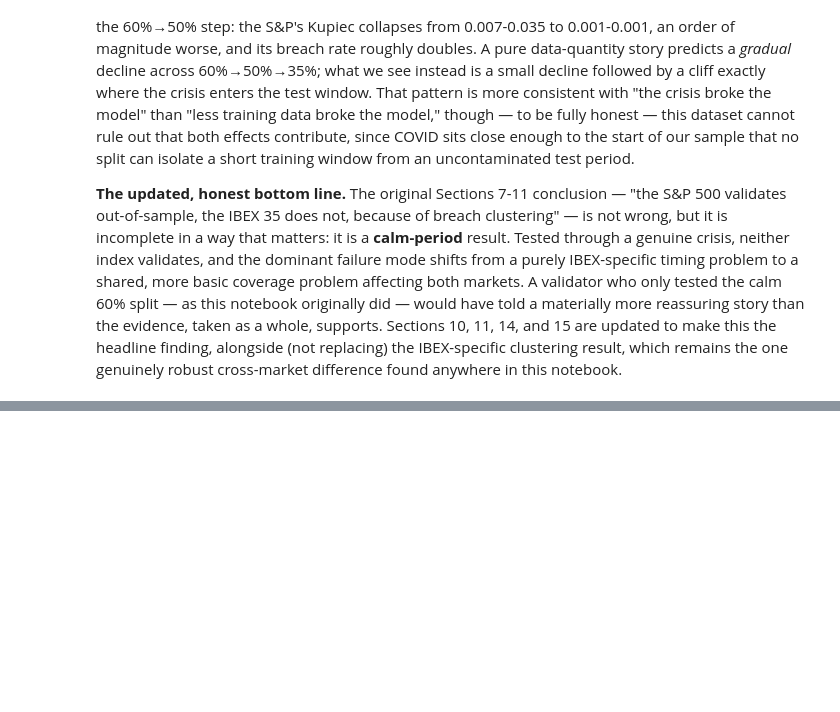
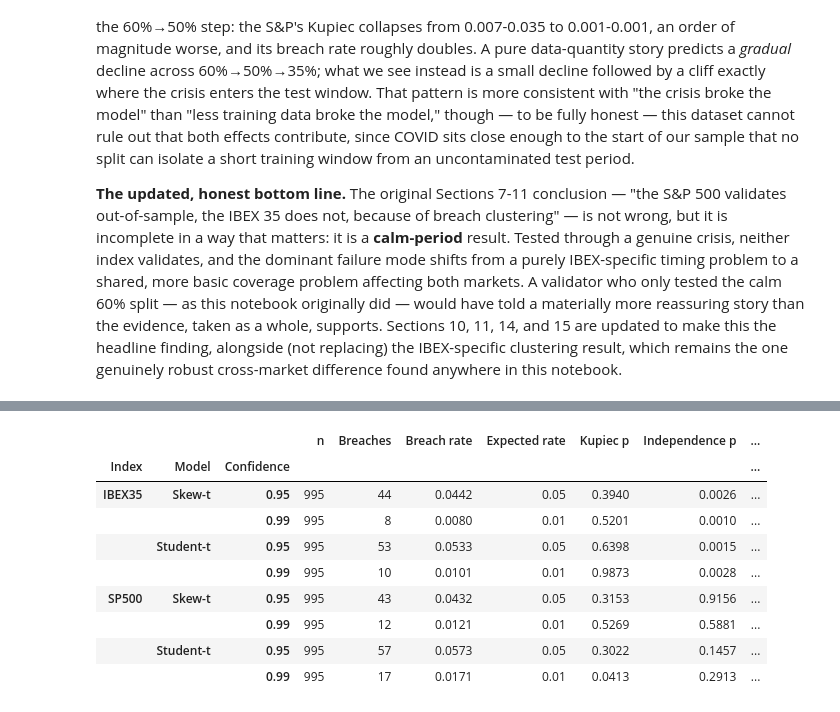
Before and after one commit to MLEIV90/ibex-garch-risk, a Jupyter notebook: notebooks/05_var_backtesting.ipynb, the cells around one changed output, grey strips where cells are left out. Saved outputs shown, nothing was run; the diff lists cells and outputs as text; code cells hidden in the pictures; blank space fills up the shorter version.

```diff
--- a/notebooks/05_var_backtesting.ipynb
+++ b/notebooks/05_var_backtesting.ipynb
@@ -1041,0 +1246,20 @@ genuinely robust cross-market difference found anywhere in this notebook.
+# %%
+skewt_fullsample_rows = []
+skewt_fits = {}
+for idx, spec in preferred_spec.items():
+    am_sk = arch_model(returns_pct[idx], mean="Constant", dist="skewt", **spec)
+    skewt_fits[idx] = am_sk.fit(disp="off")
+    res_t, res_sk = naive_results[idx], skewt_fits[idx]
+
+    skewt_fullsample_rows.append({
+        "Index": idx, "Dist": "Student-t", "AIC": res_t.aic, "BIC": res_t.bic,
+        "nu / eta": res_t.params["nu"], "lambda": np.nan, "lambda p-value": np.nan,
+    })
+    skewt_fullsample_rows.append({
+        "Index": idx, "Dist": "Skew-t", "AIC": res_sk.aic, "BIC": res_sk.bic,
+        "nu / eta": res_sk.params["eta"], "lambda": res_sk.params["lambda"],
+        "lambda p-value": res_sk.pvalues["lambda"],
+    })
+
+skewt_fullsample_df = pd.DataFrame(skewt_fullsample_rows).set_index(["Index", "Dist"])
+skewt_fullsample_df.round(4)
@@ -1041,0 +1282,56 @@ genuinely robust cross-market difference found anywhere in this notebook.
+# %%
+from arch.univariate import SkewStudent
+
+skew_dist = SkewStudent()  # standardized (mean 0, var 1) skew-t; .ppf(p, [eta, lambda])
+
+
+def rolling_garch_oos_skewt(returns, spec, initial_window, refit_every=5):
+    n = len(returns)
+    dates = returns.index
+    oos_dates, oos_mu, oos_sigma, oos_eta, oos_lam = [], [], [], [], []
+    current_fit = None
+    for i, t in enumerate(range(initial_window, n)):
+        if i % refit_every == 0:
+            train_data = returns.iloc[:t]
+            am = arch_model(train_data, mean="Constant", dist="skewt", **spec)
+            current_fit = am.fit(disp="off")
+        forecast = current_fit.forecast(horizon=1, reindex=False)
+        oos_dates.append(dates[t])
+        oos_mu.append(current_fit.params["mu"])
+        oos_sigma.append(np.sqrt(forecast.variance.values[-1, 0]))
+        oos_eta.append(current_fit.params["eta"])
+        oos_lam.append(current_fit.params["lambda"])
+    return pd.DataFrame(
+        {"mu": oos_mu, "sigma": oos_sigma, "eta": oos_eta, "lambda": oos_lam},
+        index=pd.DatetimeIndex(oos_dates, name="Date"),
+    )
+
+
+skewt_oos = {
+    idx: rolling_garch_oos_skewt(returns_pct[idx], spec, initial_window, refit_every=5)
+    for idx, spec in preferred_spec.items()
+}
+
+skewt_check_thresholds = {}
+for idx in returns_pct.columns:
+    oos = skewt_oos[idx]
+    for conf in CONF_LEVELS:
+        p = 1 - conf
+        q_p = oos.apply(lambda row: skew_dist.ppf(p, [row["eta"], row["lambda"]]), axis=1)
+        skewt_check_thresholds[(idx, "Skew-t", conf)] = oos["mu"] + oos["sigma"] * q_p
+        # Section 7's own headline fit, relabeled for a side-by-side comparison
+        skewt_check_thresholds[(idx, "Student-t", conf)] = oos_thresholds[(idx, "GARCH", conf)]
+
+skewt_check_df = run_backtest(returns_pct, skewt_check_thresholds)
+skewt_check_df.round(4)
+# %% [output]
+|  |  |  | n | Breaches | Breach rate | Expected rate | Kupiec p | Independence p | ... |
+| Index | Model | Confidence |  |  |  |  |  |  | ... |
+| IBEX35 | Skew-t | 0.95 | 995 | 44 | 0.0442 | 0.05 | 0.3940 | 0.0026 | ... |
+|  |  | 0.99 | 995 | 8 | 0.0080 | 0.01 | 0.5201 | 0.0010 | ... |
+|  | Student-t | 0.95 | 995 | 53 | 0.0533 | 0.05 | 0.6398 | 0.0015 | ... |
+|  |  | 0.99 | 995 | 10 | 0.0101 | 0.01 | 0.9873 | 0.0028 | ... |
+| SP500 | Skew-t | 0.95 | 995 | 43 | 0.0432 | 0.05 | 0.3153 | 0.9156 | ... |
+|  |  | 0.99 | 995 | 12 | 0.0121 | 0.01 | 0.5269 | 0.5881 | ... |
+|  | Student-t | 0.95 | 995 | 57 | 0.0573 | 0.05 | 0.3022 | 0.1457 | ... |
+|  |  | 0.99 | 995 | 17 | 0.0171 | 0.01 | 0.0413 | 0.2913 | ... |
```
Also changed, not shown: parts of 11 cells of this notebook, 2 other files.
